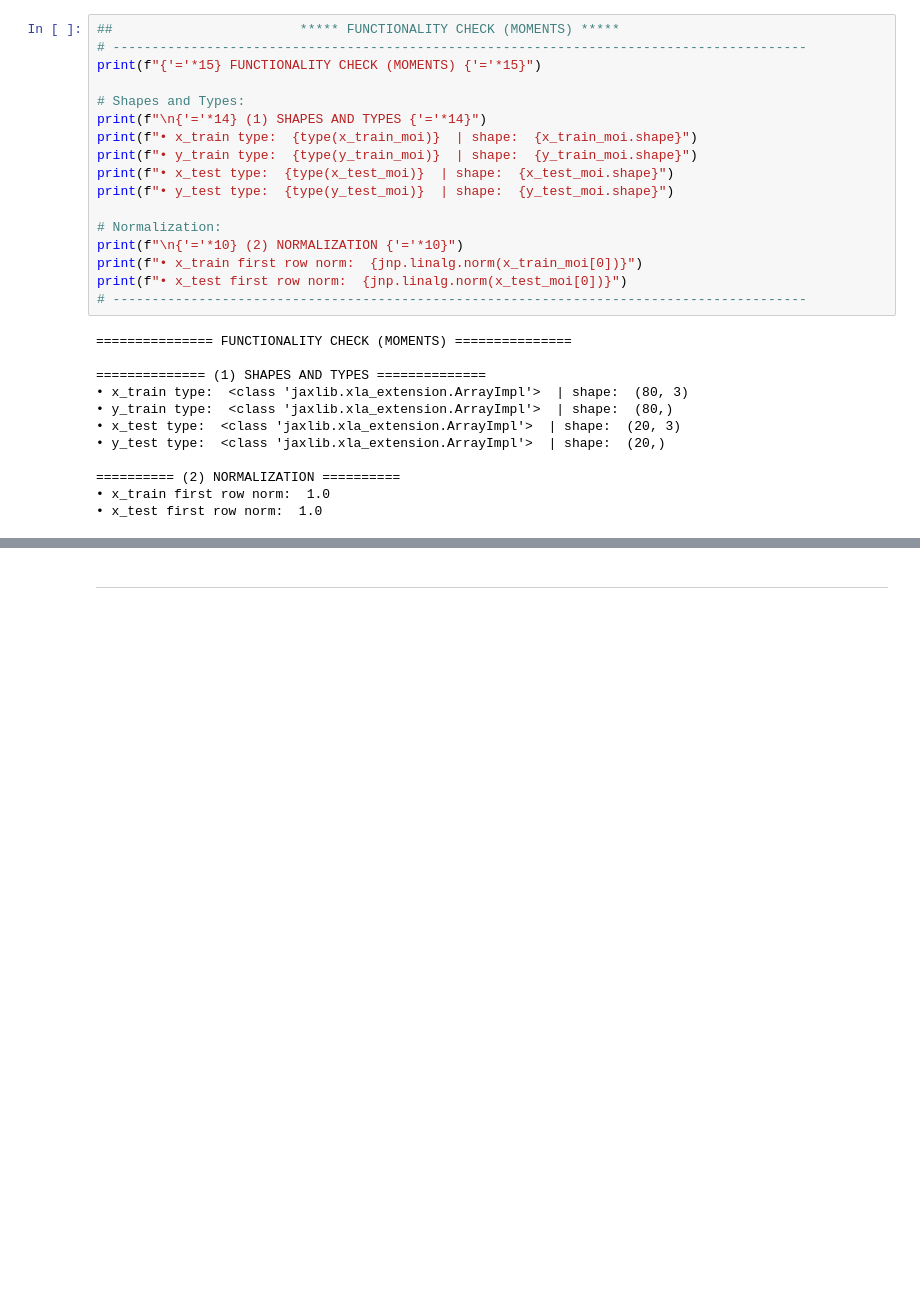
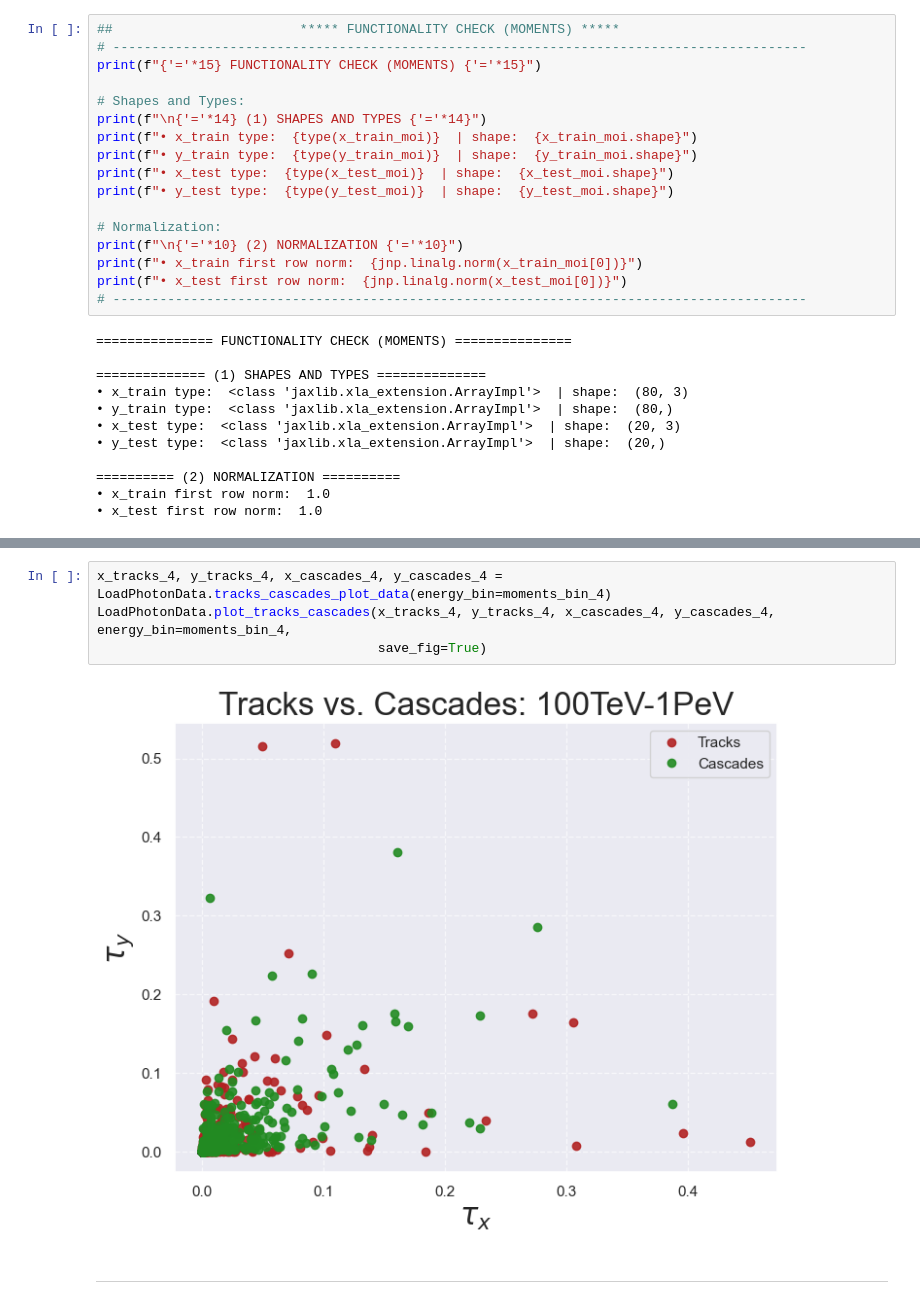
Before and after one commit to seanchisholm2/qcnn-lppc, a Jupyter notebook: QCNN_Instructional_NB.ipynb, the cells around one changed output, grey strips where cells are left out. Cells and saved outputs as stored; diff of their text form; blank space fills up the shorter version.

```diff
--- a/QCNN_Instructional_NB.ipynb
+++ b/QCNN_Instructional_NB.ipynb
@@ -416,3 +429,9 @@ LoadPhotonData.plot_tracks_cascades(x_tracks, y_tracks, x_cascades, y_cascades,
+# %%
+x_tracks_4, y_tracks_4, x_cascades_4, y_cascades_4 = LoadPhotonData.tracks_cascades_plot_data(energy_bin=moments_bin_4)
+LoadPhotonData.plot_tracks_cascades(x_tracks_4, y_tracks_4, x_cascades_4, y_cascades_4, energy_bin=moments_bin_4,
+                                    save_fig=True)
+# %% [output]
+[figure, added]
 # %% [markdown]
 ***
 # %% [markdown]
```
Also changed, not shown: parts of 3 cells of this notebook, 5 other files.
